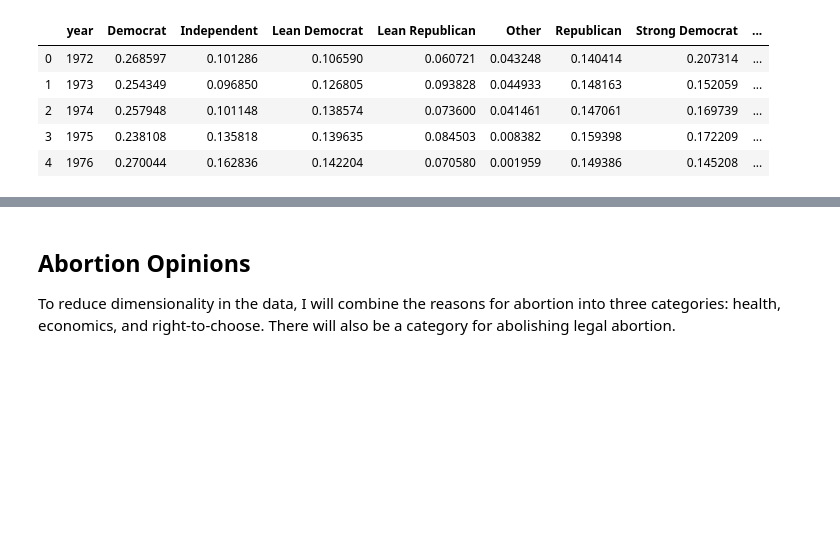
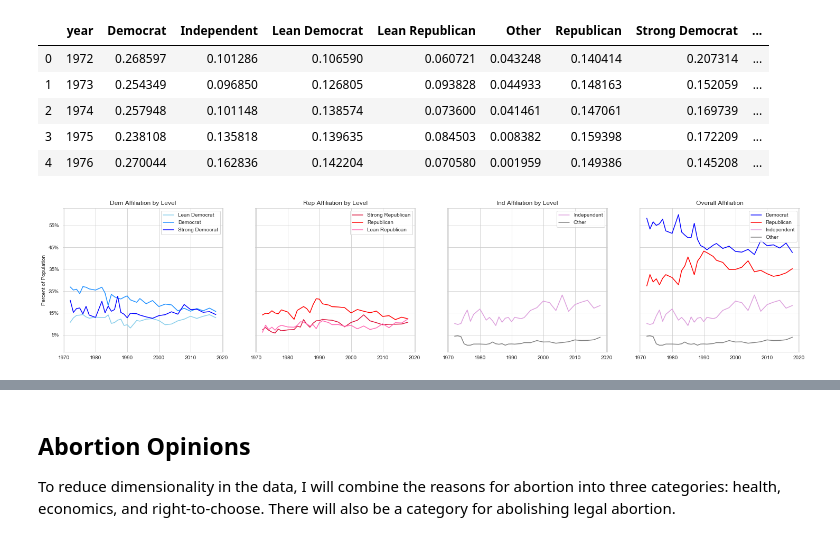
Before and after one commit to shsobieski/Faultlines, a Jupyter notebook: project.ipynb, the cells around one changed output, grey strips where cells are left out. Cells and saved outputs as stored; diff of their text form; code cells hidden in the pictures; blank space fills up the shorter version.

```diff
--- a/project.ipynb
+++ b/project.ipynb
@@ -77,3 +87,50 @@ percent_parties.head()
 | 2 | 1974 | 0.257948 | 0.101148 | 0.138574 | 0.073600 | 0.041461 | 0.147061 | 0.169739 | ... |
 | 3 | 1975 | 0.238108 | 0.135818 | 0.139635 | 0.084503 | 0.008382 | 0.159398 | 0.172209 | ... |
 | 4 | 1976 | 0.270044 | 0.162836 | 0.142204 | 0.070580 | 0.001959 | 0.149386 | 0.145208 | ... |
+# %%
+sns.set_style('whitegrid')
+fig = plt.figure(figsize=(25,5))
+ax1, ax2, ax3, ax4 = fig.subplots(nrows=1, ncols=4, sharey= True)
+
+
+sns.lineplot(x= 'year', y = 'Lean Democrat', data= percent_parties,
+             color = 'skyblue', label= 'Lean Democrat', ax = ax1)
+sns.lineplot(x= 'year', y = 'Democrat', data= percent_parties,
+             color = 'dodgerblue', label= 'Democrat', ax = ax1)
+sns.lineplot(x= 'year', y = 'Strong Democrat', data= percent_parties,
+             color = 'blue', label= 'Strong Democrat', ax = ax1)
+ax1.set_title('Dem Affiliation by Level')
+ax1.set_ylabel('Percent of Population')
+ax1.set_xlabel('')
+
+sns.lineplot(x= 'year', y = 'Independent', data= percent_parties,
+             color= 'plum', label= 'Independent', ax = ax3)
+sns.lineplot(x= 'year', y = 'Other', data= percent_parties,
+             color= 'grey', label= 'Other', ax = ax3);
+ax3.set_title('Ind Affiliation by Level')
+ax3.set_xlabel('')
+
+sns.lineplot(x= 'year', y = 'Strong Republican', data= percent_parties,
+             color= 'crimson', label= 'Strong Republican', ax = ax2)
+sns.lineplot(x= 'year', y = 'Republican', data= percent_parties,
+             color= 'red', label= 'Republican', ax = ax2)
+sns.lineplot(x= 'year', y = 'Lean Republican', data= percent_parties,
+             color= 'hotpink', label= 'Lean Republican', ax = ax2);
+ax2.set_title('Rep Affiliation by Level')
+ax2.set_xlabel('')
+
+sns.lineplot(x='year', y='Democrat', data=overall,
+             color= 'blue', label= 'Democrat', ax = ax4)
+sns.lineplot(x='year', y='Republican', data=overall,
+             color= 'red', label= 'Republican', ax = ax4)
+sns.lineplot(x='year', y='Independent', data=overall,
+             color= 'plum', label= 'Independent', ax = ax4)
+sns.lineplot(x='year', y='Other', data=overall,
+             color= 'grey', label= 'Other', ax = ax4);
+ax4.set_title('Overall Affiliation')
+ax4.set_xlabel('')
+
+plt.yticks(ticks=[.05, .15, .25, .35, .45, .55],
+           labels=['5%','15%', '25%', '35%', '45%', '55%']);
+# %% [output]
+[figure, added]
```
Also changed, not shown: parts of 17 cells of this notebook, 1 other file.
